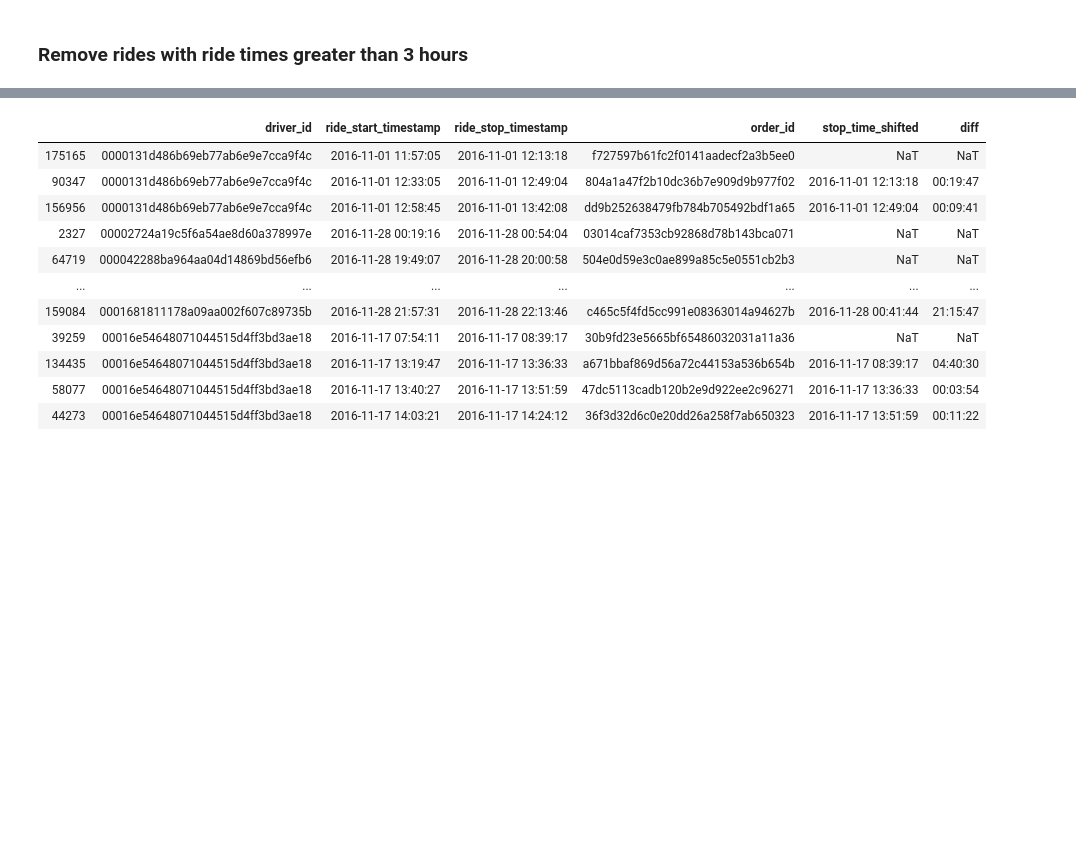
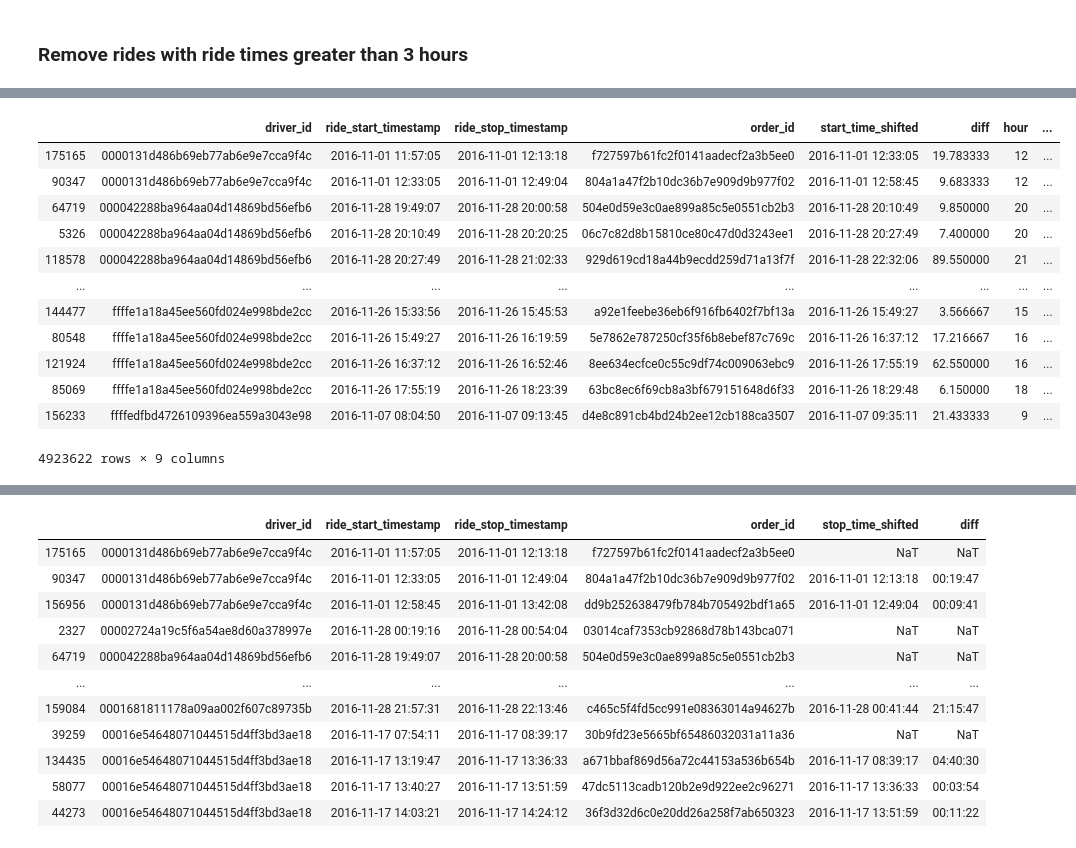
Before and after one commit to ridhi1412/capstone_didi, a Jupyter notebook: Inactive time analysis.ipynb, the cells around one changed output, grey strips where cells are left out. Cells and saved outputs as stored; diff of their text form; code cells hidden in the pictures; blank space fills up the shorter version.

```diff
--- a/Inactive time analysis.ipynb
+++ b/Inactive time analysis.ipynb
@@ -48,0 +79,26 @@ merged_orders = merged_orders[merged_orders.ride_duration <= 180]
+# %%
+driver_start_times_no_na = driver_start_times.dropna()
+driver_start_times_no_na['diff'] = driver_start_times_no_na['diff'].dt.total_seconds() / 60
+# %%
+driver_start_times_no_na['hour'] = driver_start_times_no_na.ride_stop_timestamp.dt.hour
+# %%
+driver_start_times_no_na['new_diff'] = np.maximum(0, (driver_start_times_no_na['diff'] - tau))
+# %%
+stop_times = driver_start_times_no_na.ride_stop_timestamp
+driver_start_times_no_na['total_hour'] = (stop_times.dt.hour * 3600 + stop_times.dt.minute * 60 + stop_times.dt.second) / 3600
+# %%
+driver_start_times_no_na
+# %% [output]
+|  | driver_id | ride_start_timestamp | ride_stop_timestamp | order_id | start_time_shifted | diff | hour | ... |
+| 175165 | 0000131d486b69eb77ab6e9e7cca9f4c | 2016-11-01 11:57:05 | 2016-11-01 12:13:18 | f727597b61fc2f0141aadecf2a3b5ee0 | 2016-11-01 12:33:05 | 19.783333 | 12 | ... |
+| 90347 | 0000131d486b69eb77ab6e9e7cca9f4c | 2016-11-01 12:33:05 | 2016-11-01 12:49:04 | 804a1a47f2b10dc36b7e909d9b977f02 | 2016-11-01 12:58:45 | 9.683333 | 12 | ... |
+| 64719 | 000042288ba964aa04d14869bd56efb6 | 2016-11-28 19:49:07 | 2016-11-28 20:00:58 | 504e0d59e3c0ae899a85c5e0551cb2b3 | 2016-11-28 20:10:49 | 9.850000 | 20 | ... |
+| 5326 | 000042288ba964aa04d14869bd56efb6 | 2016-11-28 20:10:49 | 2016-11-28 20:20:25 | 06c7c82d8b15810ce80c47d0d3243ee1 | 2016-11-28 20:27:49 | 7.400000 | 20 | ... |
+| 118578 | 000042288ba964aa04d14869bd56efb6 | 2016-11-28 20:27:49 | 2016-11-28 21:02:33 | 929d619cd18a44b9ecdd259d71a13f7f | 2016-11-28 22:32:06 | 89.550000 | 21 | ... |
+| ... | ... | ... | ... | ... | ... | ... | ... | ... |
+| 144477 | ffffe1a18a45ee560fd024e998bde2cc | 2016-11-26 15:33:56 | 2016-11-26 15:45:53 | a92e1feebe36eb6f916fb6402f7bf13a | 2016-11-26 15:49:27 | 3.566667 | 15 | ... |
+| 80548 | ffffe1a18a45ee560fd024e998bde2cc | 2016-11-26 15:49:27 | 2016-11-26 16:19:59 | 5e7862e787250cf35f6b8ebef87c769c | 2016-11-26 16:37:12 | 17.216667 | 16 | ... |
+| 121924 | ffffe1a18a45ee560fd024e998bde2cc | 2016-11-26 16:37:12 | 2016-11-26 16:52:46 | 8ee634ecfce0c55c9df74c009063ebc9 | 2016-11-26 17:55:19 | 62.550000 | 16 | ... |
+| 85069 | ffffe1a18a45ee560fd024e998bde2cc | 2016-11-26 17:55:19 | 2016-11-26 18:23:39 | 63bc8ec6f69cb8a3bf679151648d6f33 | 2016-11-26 18:29:48 | 6.150000 | 18 | ... |
+| 156233 | ffffedfbd4726109396ea559a3043e98 | 2016-11-07 08:04:50 | 2016-11-07 09:13:45 | d4e8c891cb4bd24b2ee12cb188ca3507 | 2016-11-07 09:35:11 | 21.433333 | 9 | ... |
+4923622 rows × 9 columns
```
Also changed, not shown: parts of 30 cells of this notebook.
